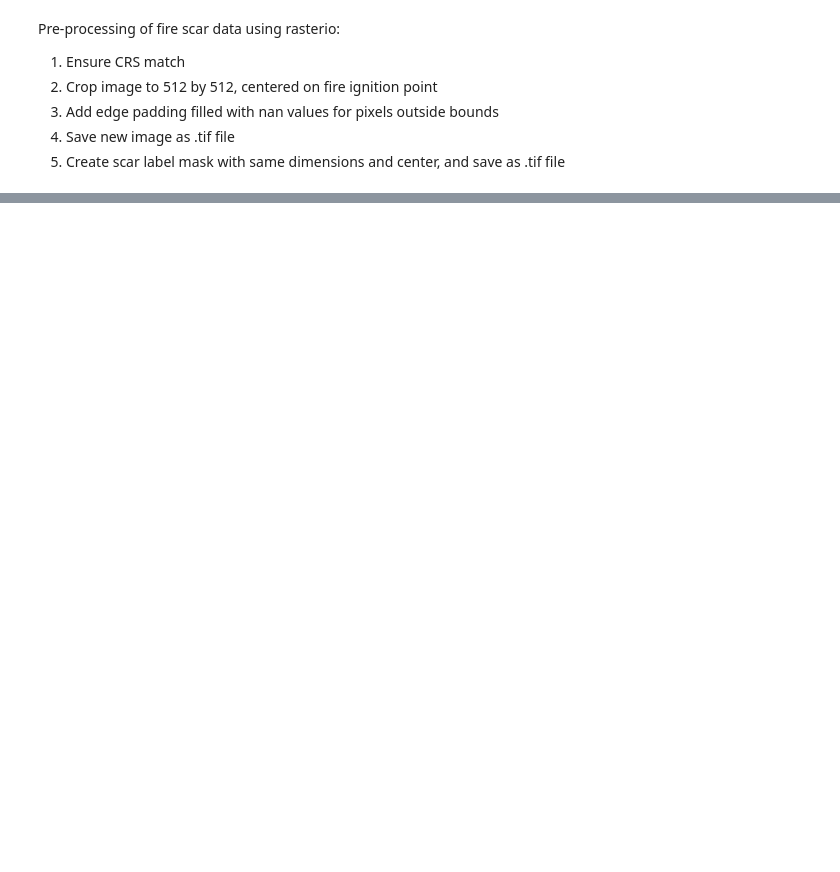
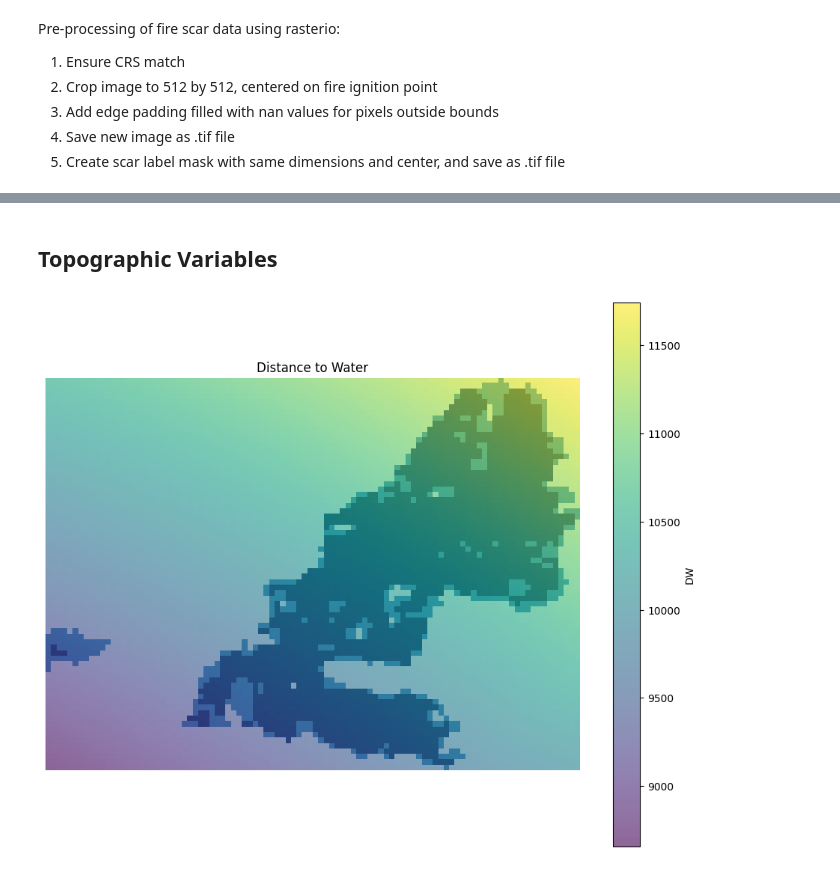
Before and after one commit to abbystokes/wildfire-risk-ml, a Jupyter notebook: data_preprocessing.ipynb, the cells around one changed output, grey strips where cells are left out. Drawn from its saved outputs; the diff is of its cells as text; code cells hidden in the pictures; blank space fills up the shorter version.

```diff
--- a/data_preprocessing.ipynb
+++ b/data_preprocessing.ipynb
@@ -301,0 +261,47 @@ plt.show()
+# %% [markdown]
+## Topographic Variables
+# %%
+# Ignition Point
+with rasterio.open(severity_path) as src1:
+    data1 = src1.read(1)
+    crs1 = src1.crs
+    transform1 = src1.transform
+    shape1 = (src1.height, src1.width)
+
+with rasterio.open(dist_water_path) as src2:
+    data2_raw = src2.read(1)
+
+    # Allocate output array matching raster1's shape
+    data2_reprojected = np.empty(shape1, dtype=np.float64)
+
+    reproject(
+        source=data2_raw,
+        destination=data2_reprojected,
+        src_transform=src2.transform,
+        src_crs=src2.crs,
+        dst_transform=transform1,
+        dst_crs=crs1,
+        dst_shape=shape1,
+        resampling=Resampling.bilinear  # Or nearest, depending on your data
+    )
+
+# Now plot them using georeferenced `show`
+fig, ax = plt.subplots(figsize=(10, 10))
+show(data1, transform=transform1, ax=ax, cmap='Blues', alpha=1)
+img = ax.imshow(data2_reprojected,
+                cmap='viridis',
+                alpha=0.6,
+                transform=ax.transData,
+                extent=rasterio.plot.plotting_extent(data2_reprojected, transform=transform1),
+                norm=Normalize(vmin=np.nanmin(data2_reprojected), vmax=np.nanmax(data2_reprojected)))
+
+
+cbar = plt.colorbar(img, ax=ax, shrink=0.75)
+cbar.set_label("DW")
+
+ax.set_title("Distance to Water")
+plt.tight_layout()
+ax.axis('off')
+plt.show()
+# %% [output]
+[figure, added]
```
Also changed, not shown: parts of 41 cells of this notebook, 4 other files.
